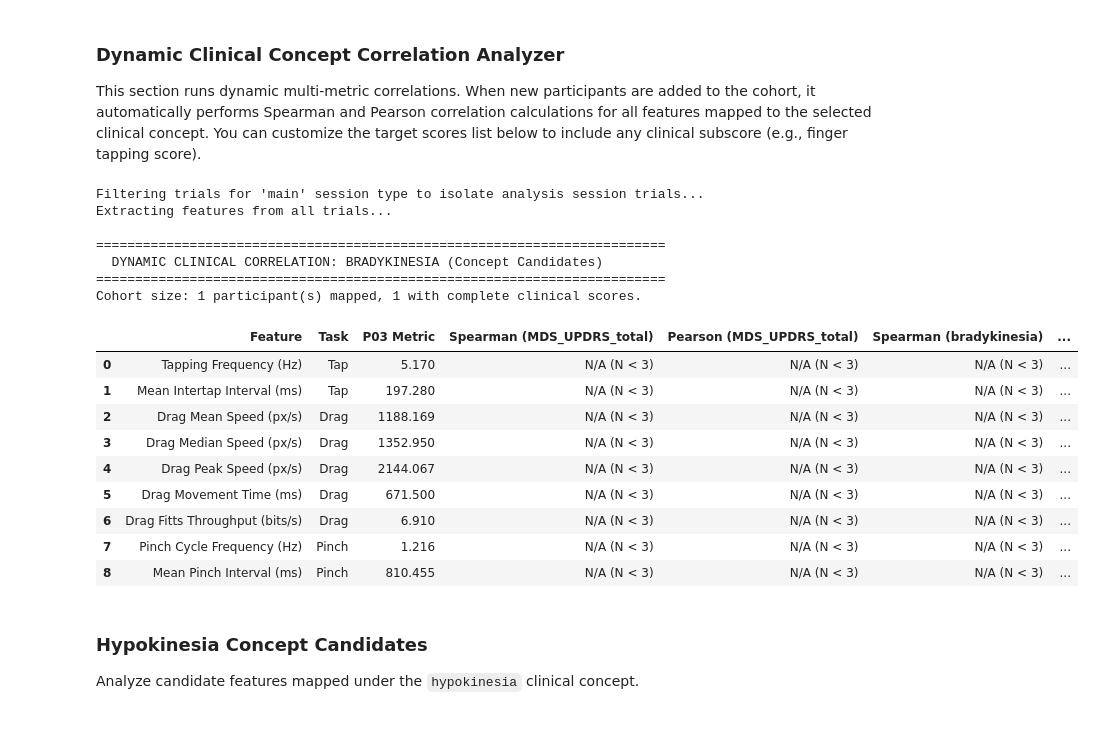
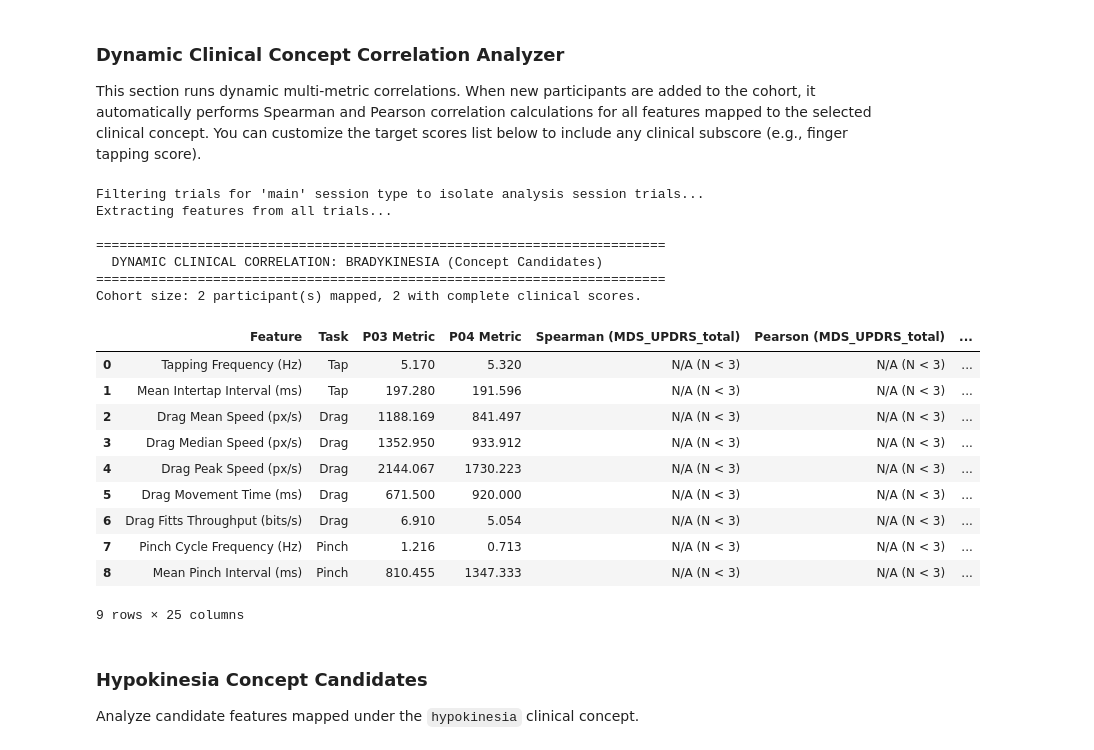
Before and after one commit to JanetIkhile/ResearchProject, a Jupyter notebook: analysis/main_analysis.ipynb, the cells around one changed output. Cells and saved outputs as stored; diff of their text form; code cells hidden in the pictures.

```diff
--- a/analysis/main_analysis.ipynb
+++ b/analysis/main_analysis.ipynb
@@ -1762,8 +1828,10 @@ We present a transparent statistical matrix for each clinical concept containing
 4. **Global Separation (Kruskal-Wallis $H$-stat)**: Overall group separation significance.
 5. **Subtype Group Means**: Feature means for clinical Tremor Dominant (TD) vs. Akinetic-Rigid (AR) participants.
 # %%
+import clinical_evaluator
+import os
 
-if use_supabase_flag:
+if USE_SUPABASE:
     trials_df, sessions_df, participants_df = data_loader.load_from_supabase(
         "https://cuodmwpzyyhycubctetf.supabase.co",
         "eyJhbGciOiJIUzI1NiIsInR5cCI6IkpXVCJ9.eyJpc3MiOiJzdXBhYmFzZSIsInJlZiI6ImN1b2Rtd3B6eXloeWN1YmN0ZXRmIiwicm9sZSI6ImFub24iLCJpYXQiOjE3NjkxOTU3MzcsImV4cCI6MjA4NDc3MTczN30.7BH627JDq6mQgKzTbqm-1yFkrvLGCD2QNEbiBftuBj0"
@@ -1780,6 +1848,15 @@ clinical_scores = {
         'MDS_UPDRS_total': 17,
         'bradykinesia': 6,
         'tremor': 5
+    },
+    'P04': {
+        'MDS_UPDRS_total': 28,
+        'bradykinesia': 8,
+        'tremor': 9,
+        'finger_tapping': 2,
+        'kinetic_tremor': 2,
+        'postural_tremor': 2,
+        'hand_movements': 2
     }
 }
 
@@ -1963,46 +2122,56 @@ def analyze_clinical_correlations(trials_df, participants_df, sessions_df, clini
 # =========================================================================
 # Demo execution block: Customize clinical scores and targets here!
 # =========================================================================
 clinical_scores_dynamic = {
     'P03': {
         'MDS_UPDRS_total': 17,
         'bradykinesia': 6,
         'tremor': 5,
-        'finger_tapping': 3,
+        'finger_tapping': 1,
+        'kinetic_tremor': 1,
+        'postural_tremor': 0,
+        'hand_movements': 2
+    },
+    'P04': {
+        'MDS_UPDRS_total': 28,
+        'bradykinesia': 8,
+        'tremor': 9,
+        'finger_tapping': 2,
         'kinetic_tremor': 2,
-        'postural_tremor': 3,
+        'postural_tremor': 2,
         'hand_movements': 2
     }
 }
 
 targets = ['MDS_UPDRS_total', 'bradykinesia', 'tremor', 'finger_tapping', 'kinetic_tremor', 'postural_tremor', 'hand_movements']
 
 analyze_clinical_correlations(
     trials_df=trials_df,
     participants_df=participants_df,
     sessions_df=sessions_df,
     clinical_scores=clinical_scores_dynamic,
     concept='bradykinesia',
     target_scores=targets
 )
 # %% [output]
 Filtering trials for 'main' session type to isolate analysis session trials...
 Extracting features from all trials...
 
 =========================================================================
   DYNAMIC CLINICAL CORRELATION: BRADYKINESIA (Concept Candidates)
 =========================================================================
-Cohort size: 1 participant(s) mapped, 1 with complete clinical scores.
+Cohort size: 2 participant(s) mapped, 2 with complete clinical scores.
-|  | Feature | Task | P03 Metric | Spearman (MDS_UPDRS_total) | Pearson (MDS_UPDRS_total) | Spearman (bradykinesia) | ... |
-| 0 | Tapping Frequency (Hz) | Tap | 5.170 | N/A (N < 3) | N/A (N < 3) | N/A (N < 3) | ... |
-| 1 | Mean Intertap Interval (ms) | Tap | 197.280 | N/A (N < 3) | N/A (N < 3) | N/A (N < 3) | ... |
-| 2 | Drag Mean Speed (px/s) | Drag | 1188.169 | N/A (N < 3) | N/A (N < 3) | N/A (N < 3) | ... |
-| 3 | Drag Median Speed (px/s) | Drag | 1352.950 | N/A (N < 3) | N/A (N < 3) | N/A (N < 3) | ... |
-| 4 | Drag Peak Speed (px/s) | Drag | 2144.067 | N/A (N < 3) | N/A (N < 3) | N/A (N < 3) | ... |
-| 5 | Drag Movement Time (ms) | Drag | 671.500 | N/A (N < 3) | N/A (N < 3) | N/A (N < 3) | ... |
-| 6 | Drag Fitts Throughput (bits/s) | Drag | 6.910 | N/A (N < 3) | N/A (N < 3) | N/A (N < 3) | ... |
-| 7 | Pinch Cycle Frequency (Hz) | Pinch | 1.216 | N/A (N < 3) | N/A (N < 3) | N/A (N < 3) | ... |
-| 8 | Mean Pinch Interval (ms) | Pinch | 810.455 | N/A (N < 3) | N/A (N < 3) | N/A (N < 3) | ... |
+|  | Feature | Task | P03 Metric | P04 Metric | Spearman (MDS_UPDRS_total) | Pearson (MDS_UPDRS_total) | ... |
+| 0 | Tapping Frequency (Hz) | Tap | 5.170 | 5.320 | N/A (N < 3) | N/A (N < 3) | ... |
+| 1 | Mean Intertap Interval (ms) | Tap | 197.280 | 191.596 | N/A (N < 3) | N/A (N < 3) | ... |
+| 2 | Drag Mean Speed (px/s) | Drag | 1188.169 | 841.497 | N/A (N < 3) | N/A (N < 3) | ... |
+| 3 | Drag Median Speed (px/s) | Drag | 1352.950 | 933.912 | N/A (N < 3) | N/A (N < 3) | ... |
+| 4 | Drag Peak Speed (px/s) | Drag | 2144.067 | 1730.223 | N/A (N < 3) | N/A (N < 3) | ... |
+| 5 | Drag Movement Time (ms) | Drag | 671.500 | 920.000 | N/A (N < 3) | N/A (N < 3) | ... |
+| 6 | Drag Fitts Throughput (bits/s) | Drag | 6.910 | 5.054 | N/A (N < 3) | N/A (N < 3) | ... |
+| 7 | Pinch Cycle Frequency (Hz) | Pinch | 1.216 | 0.713 | N/A (N < 3) | N/A (N < 3) | ... |
+| 8 | Mean Pinch Interval (ms) | Pinch | 810.455 | 1347.333 | N/A (N < 3) | N/A (N < 3) | ... |
+9 rows × 25 columns
 # %% [markdown]
 ### Hypokinesia Concept Candidates
 
```
Also changed, not shown: parts of 35 cells of this notebook, 4 other files.
